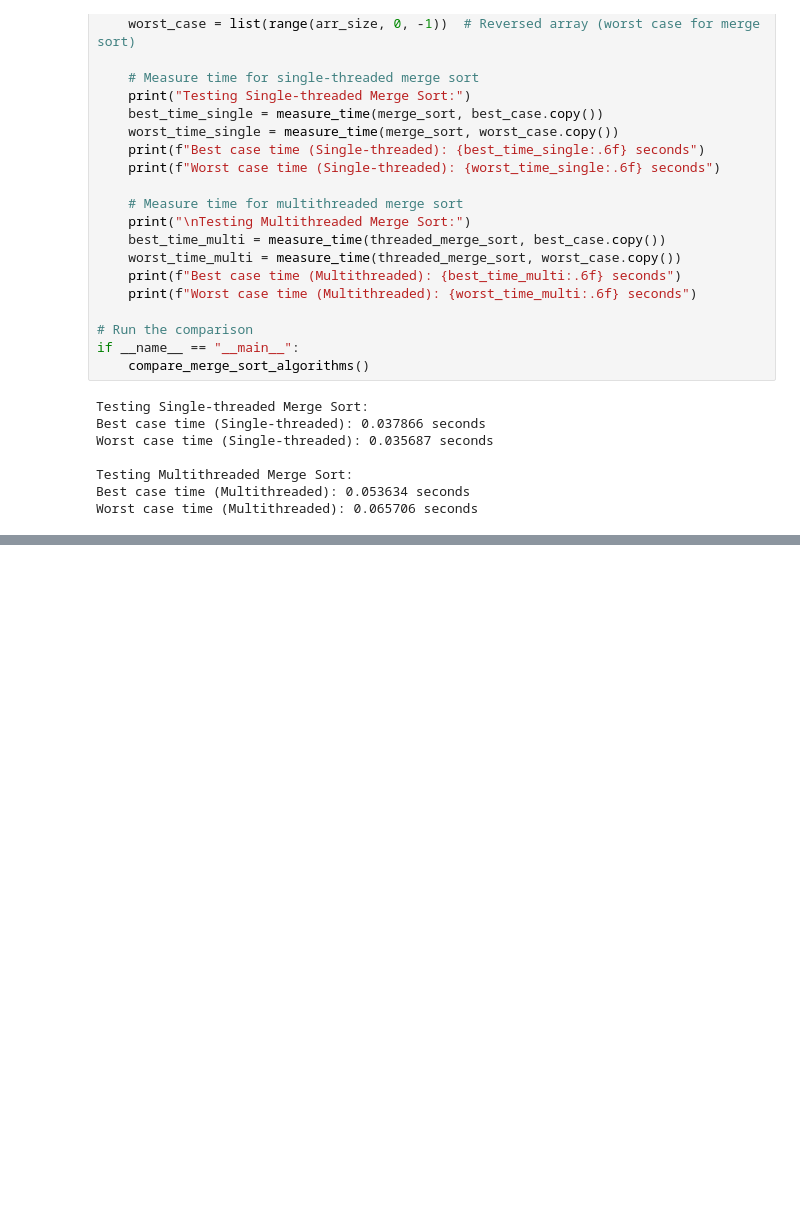
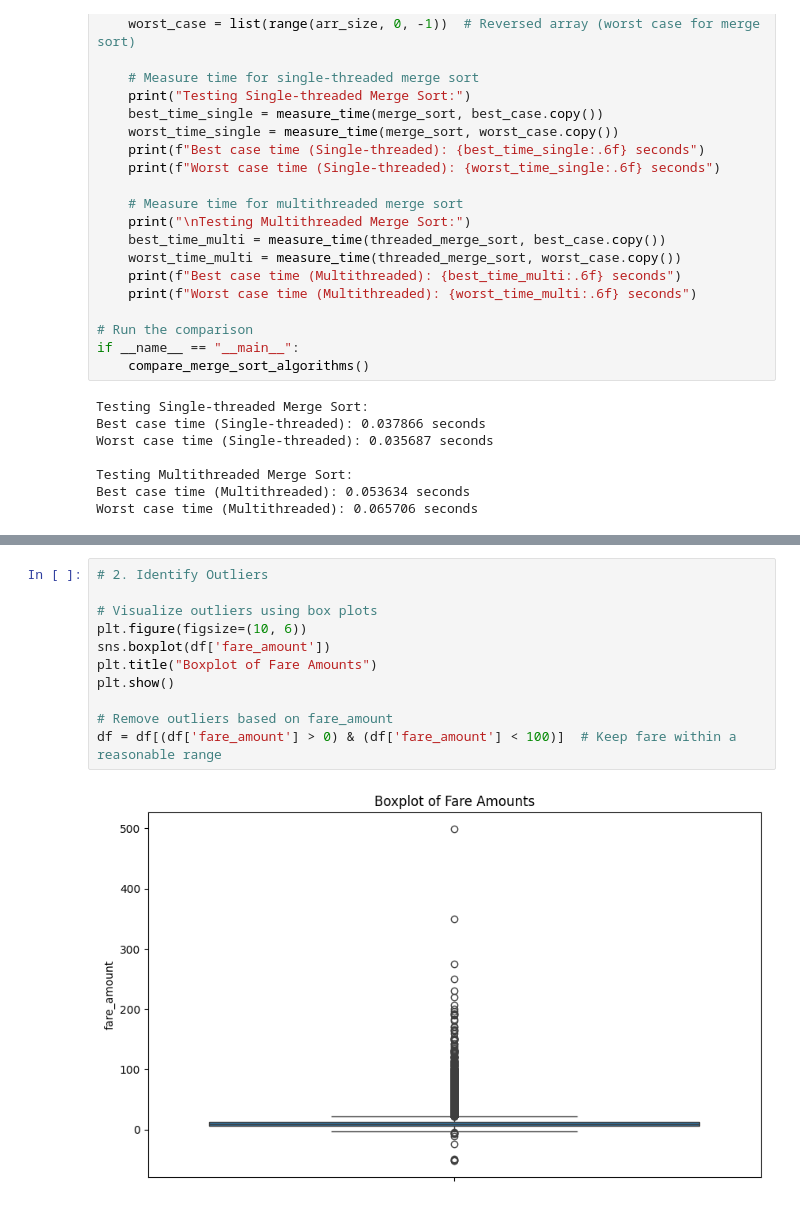
Before and after one commit to bhosalevivek04/LP3, a Jupyter notebook: LP3.ipynb, the cells around one changed output, grey strips where cells are left out. Saved outputs shown, nothing was run; the diff lists cells and outputs as text; blank space fills up the shorter version.

```diff
--- a/LP3.ipynb
+++ b/LP3.ipynb
@@ -324,0 +388,13 @@ Worst case time (Multithreaded): 0.065706 seconds
+# %%
+# 2. Identify Outliers
+
+# Visualize outliers using box plots
+plt.figure(figsize=(10, 6))
+sns.boxplot(df['fare_amount'])
+plt.title("Boxplot of Fare Amounts")
+plt.show()
+
+# Remove outliers based on fare_amount
+df = df[(df['fare_amount'] > 0) & (df['fare_amount'] < 100)]  # Keep fare within a reasonable range
+# %% [output]
+[figure, added]
```
Also changed, not shown: parts of 29 cells of this notebook.
